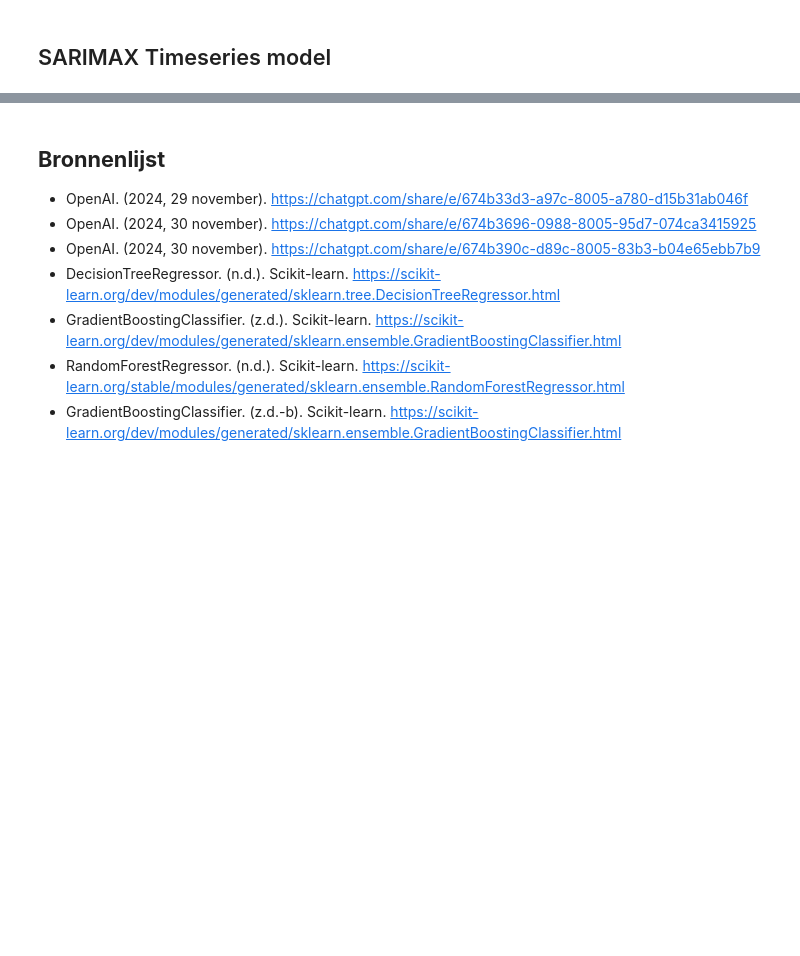
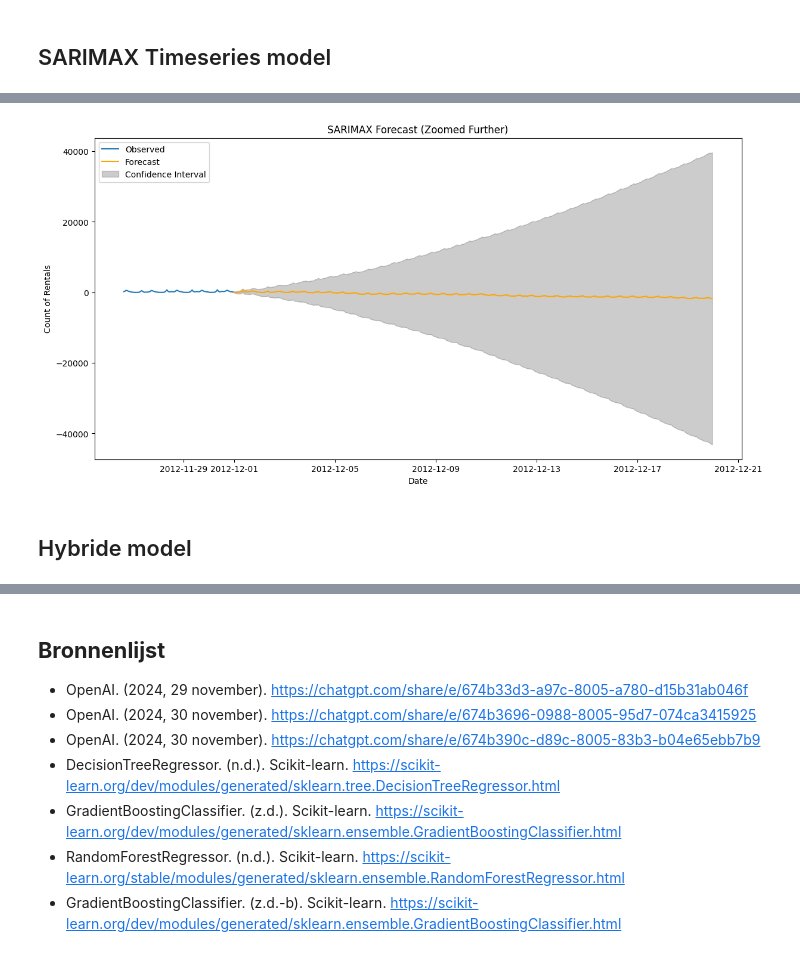
Before and after one commit to Tijnwy/MachineLearning, a Jupyter notebook: ML_opdracht_2/Untitled-1.ipynb, the cells around one changed output, grey strips where cells are left out. Saved outputs shown, nothing was run; the diff lists cells and outputs as text; code cells hidden in the pictures; blank space fills up the shorter version.

```diff
--- a/ML_opdracht_2/Untitled-1.ipynb
+++ b/ML_opdracht_2/Untitled-1.ipynb
@@ -906,0 +1058,18 @@ test rmse LinearRegression() 202.40879640137643
+# %%
+# Filter alleen de testperiode
+plt.figure(figsize=(14, 7))
+plt.plot(train_data_final.index[-100:], train_data_final['cnt'][-100:], label='Observed')  # Laatste 100 punten voor context
+plt.plot(test_data.index, forecast.predicted_mean, label='Forecast', color='orange')
+plt.fill_between(test_data.index,
+                 forecast_ci.iloc[:, 0],
+                 forecast_ci.iloc[:, 1],
+                 color='k', alpha=0.2, label='Confidence Interval')
+plt.title('SARIMAX Forecast (Zoomed Further)')
+plt.xlabel('Date')
+plt.ylabel('Count of Rentals')
+plt.legend()
+plt.show()
+# %% [output]
+[figure, added]
+# %% [markdown]
+## Hybride model
```
Also changed, not shown: parts of 14 cells of this notebook.
